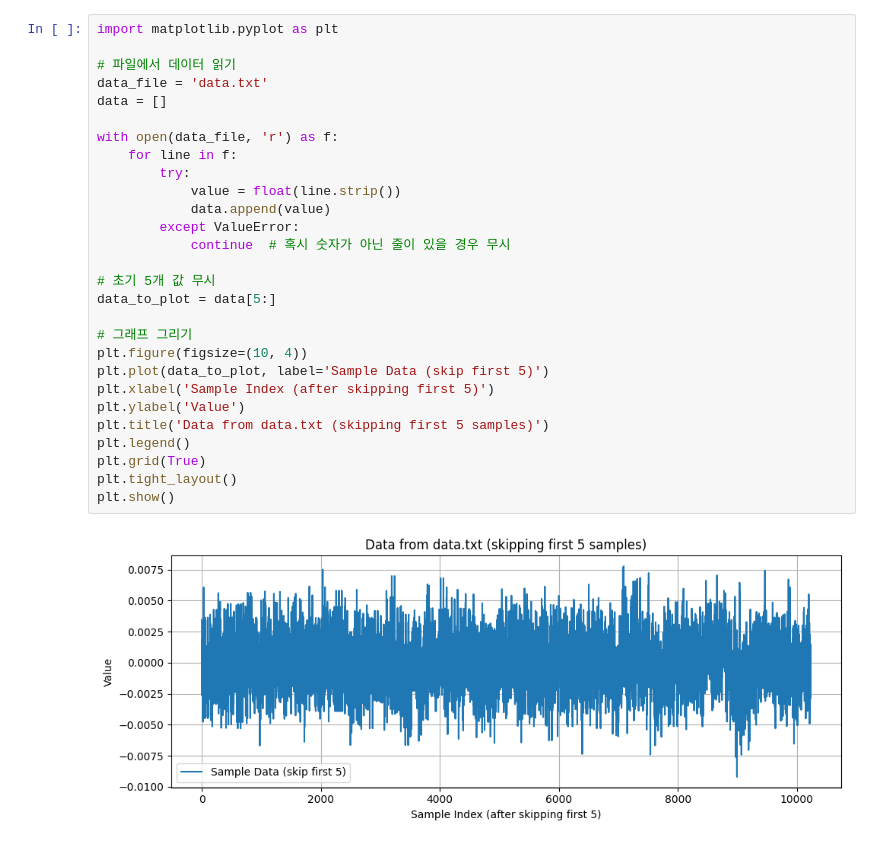
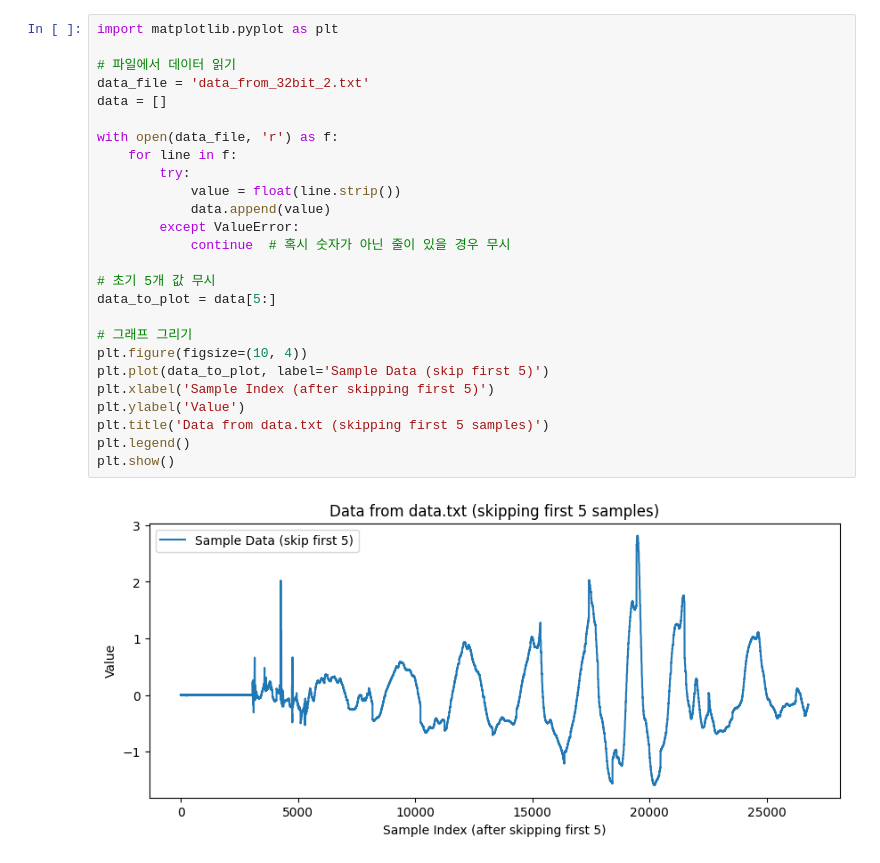
Before and after one commit to Kseorang1218/TmpRep, a Jupyter notebook: pic.ipynb, the cells around one changed output. Saved outputs shown, nothing was run; the diff lists cells and outputs as text.

```diff
--- a/pic.ipynb
+++ b/pic.ipynb
@@ -1,30 +1,28 @@
 # %%
 import matplotlib.pyplot as plt
 
 # 파일에서 데이터 읽기
-data_file = 'data.txt'
+data_file = 'data_from_32bit_2.txt'
 data = []
 
 with open(data_file, 'r') as f:
     for line in f:
         try:
             value = float(line.strip())
             data.append(value)
         except ValueError:
             continue  # 혹시 숫자가 아닌 줄이 있을 경우 무시
 
 # 초기 5개 값 무시
 data_to_plot = data[5:]
 
 # 그래프 그리기
 plt.figure(figsize=(10, 4))
 plt.plot(data_to_plot, label='Sample Data (skip first 5)')
 plt.xlabel('Sample Index (after skipping first 5)')
 plt.ylabel('Value')
 plt.title('Data from data.txt (skipping first 5 samples)')
 plt.legend()
-plt.grid(True)
-plt.tight_layout()
 plt.show()
 # %% [output]
-[figure, old version]
+[figure, new version]
```
Also changed, not shown: parts of 9 cells of this notebook, 14 other files.
